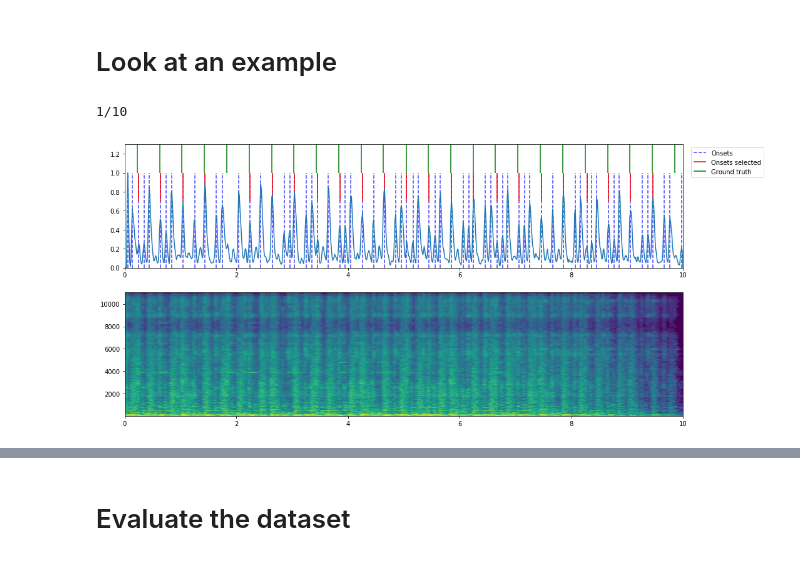
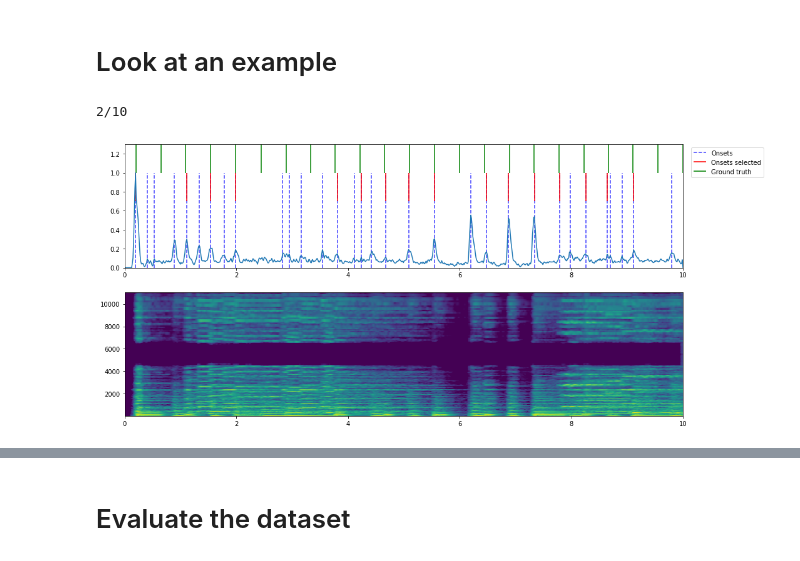
Before and after one commit to maxencemayrand/beat-tracking, a Jupyter notebook: evaluate.ipynb, the cells around one changed output, grey strips where cells are left out. Cells and saved outputs as stored; diff of their text form; code cells hidden in the pictures.

```diff
--- a/evaluate.ipynb
+++ b/evaluate.ipynb
@@ -26,3 +32,5 @@ dataset.precompute()
+# %%
+dataset = beatfinder.datasets.AudioBeatsDataset(file='./data/saved-dataset/test.ab')
 # %% [markdown]
 # Import model
 # %%
@@ -33,13 +41,13 @@ model.freeze()
 # %% [markdown]
 # Look at an example
 # %%
-i = np.random.randint(len(dataset))
+i = 2 #np.random.randint(len(dataset))
 print(f'{i}/{len(dataset)}')
 audiobeats = dataset[i]
 beatfinder.display.showdata(audiobeats)
 # %% [output]
-1/10
+2/10
-[figure, old version]
+[figure, new version]
 # %%
 clicks = beatfinder.display.clicks(audiobeats.get_wav(), audiobeats.get_beats())
 Audio(clicks, rate=beatfinder.constants.sr)
```
Also changed, not shown: parts of 10 cells of this notebook, 5 other files.
